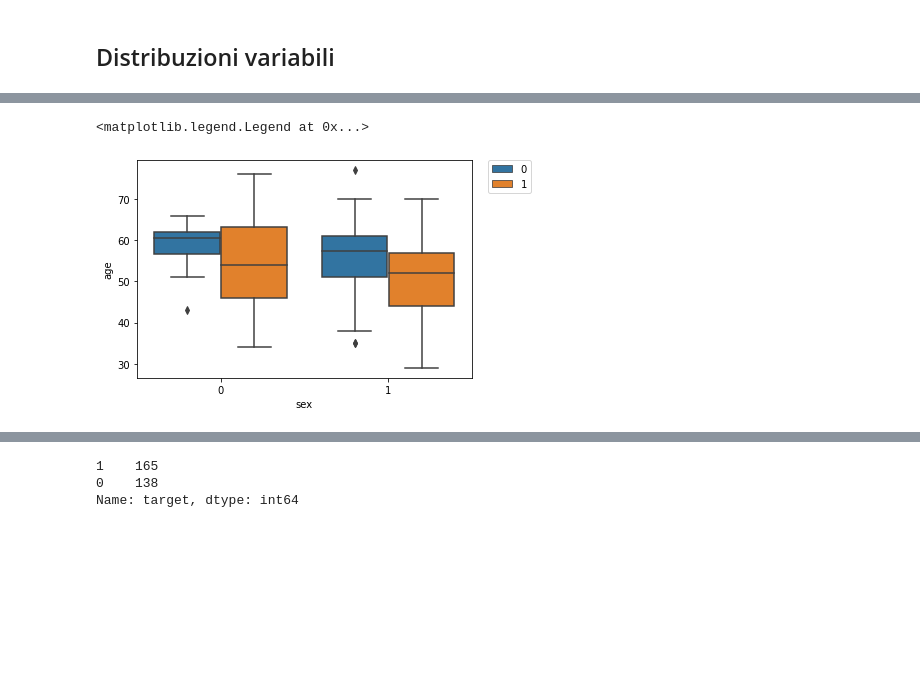
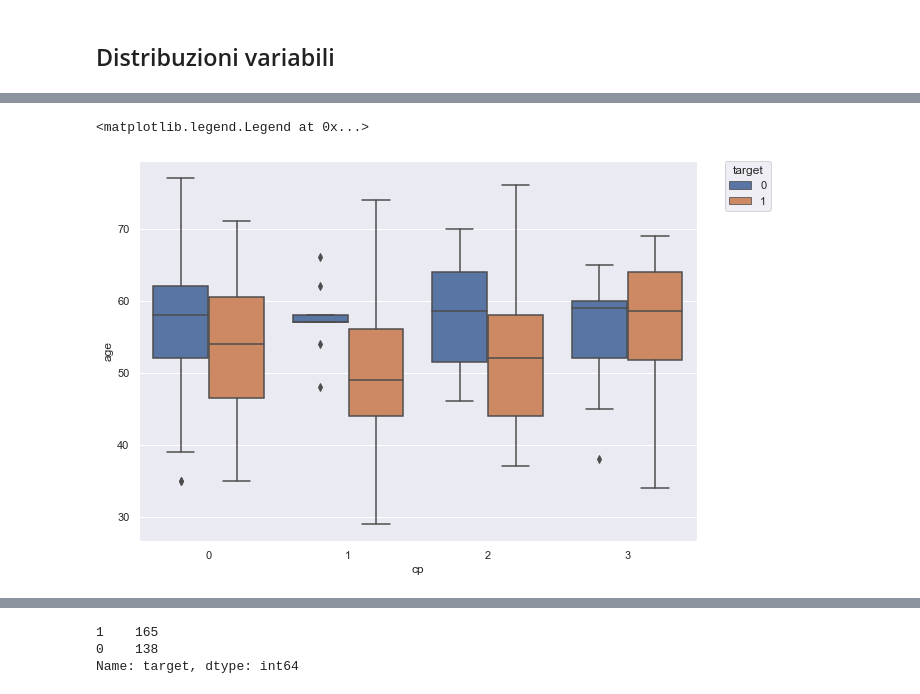
Before and after one commit to lorenzlorg/Big-Data-MAPR-project, a Jupyter notebook: Predizione di malattie cardiache.ipynb, the cells around one changed output, grey strips where cells are left out. Saved outputs shown, nothing was run; the diff lists cells and outputs as text; code cells hidden in the pictures; blank space fills up the shorter version.

```diff
--- a/Predizione di malattie cardiache.ipynb
+++ b/Predizione di malattie cardiache.ipynb
@@ -4,3 +11,7 @@
 import pandas as pd
 import matplotlib.pyplot as plt
 import seaborn as sns
+import pandas_profiling as pp
+
+sns.set(rc={'figure.figsize':(10,7)})
+RANDOM_STATE = 123
@@ -144,11 +200,8 @@ plt.show()
 # %%
-# ulteriori grafici
+# relazione tra target, age e cp
 
-sns.boxplot(x='sex',y='age',hue='target',data=df)
-plt.legend(bbox_to_anchor=(1.05, 1), loc=2, borderaxespad=0.)
-
-# e simili
-# https://medium.com/swlh/the-framingham-heart-study-decision-trees-83a7fb62718e
+sns.boxplot(x='cp',y='age',hue='target',data=df)
+plt.legend(title='target', bbox_to_anchor=(1.05, 1), loc=2, borderaxespad=0.)
 # %% [output]
 <matplotlib.legend.Legend at 0x...>
-[figure, old version]
+[figure, new version]
```
Also changed, not shown: parts of 22 cells of this notebook.
